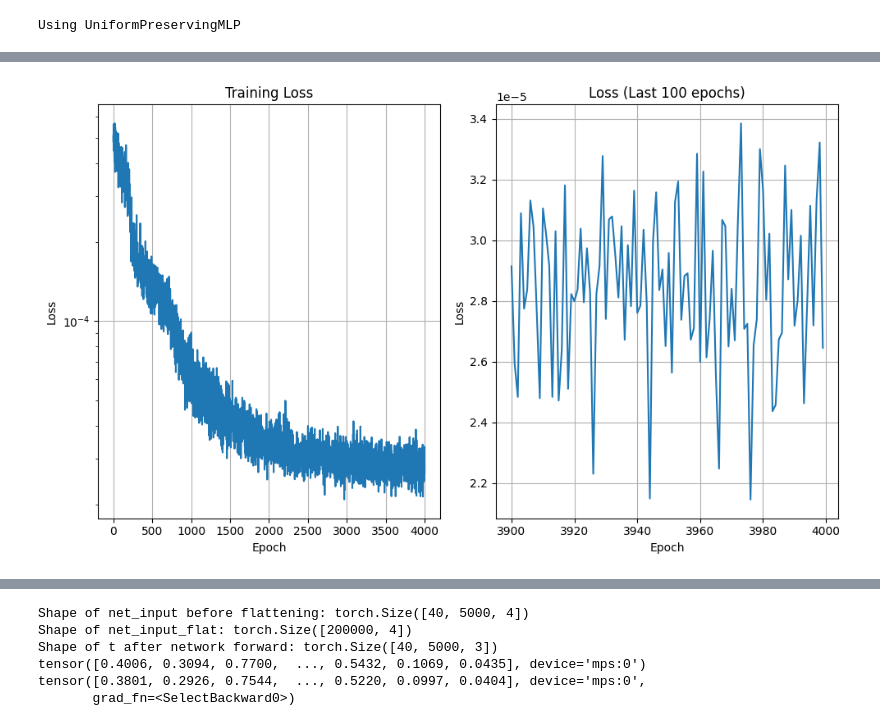
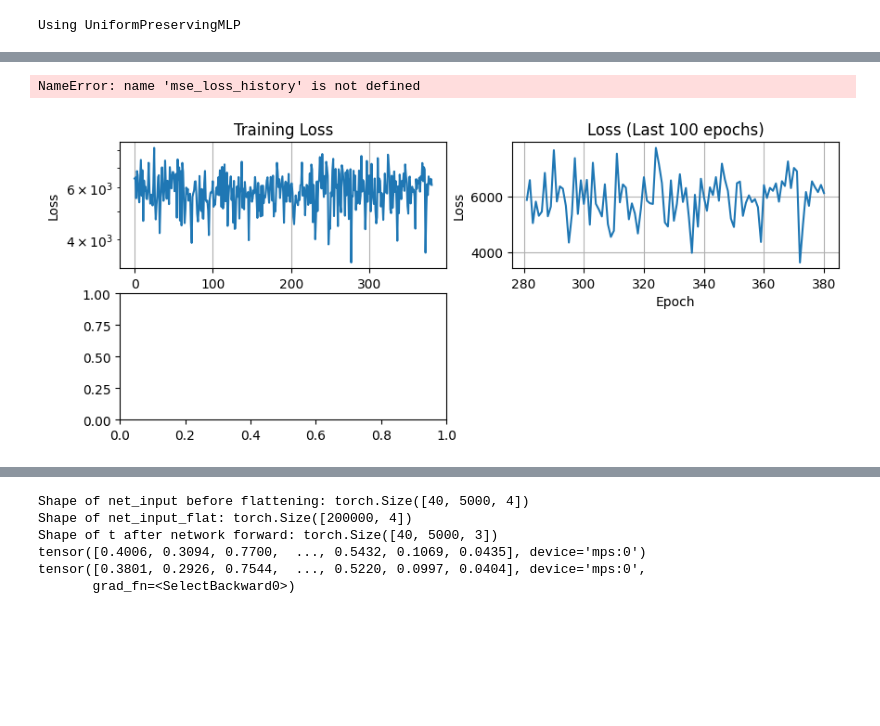
Before and after one commit to LucAstrand/MCML, a Jupyter notebook: npReactionv7.ipynb, the cells around one changed output, grey strips where cells are left out. Cells and saved outputs as stored; diff of their text form; code cells hidden in the pictures; blank space fills up the shorter version.

Commit message:
V7 theta range changes

```diff
--- a/npReactionv7.ipynb
+++ b/npReactionv7.ipynb
@@ -370,23 +494,24 @@ n_lamda     = 1       # number of untrainable external parameter dependencies
 n_hidden    = 32      # number of hidden neurons in the network, at each layer
 n_layers    = 5       # number of hidden layers in the network (reduced for faster training)
 n_out       = n_in    # must match the number of output parameters
-batch_size  = 40      # samples of random number per batch, to build the distribution. Larger is better, but slower
-n_mc_samples = 5_000  # reduced for faster training
-epochs      = 4_000    # number of epochs to train the network
+batch_size  = 12#40      # samples of random number per batch, to build the distribution. Larger is better, but slower
+n_mc_samples = 1000#5_000  # reduced for faster training
+epochs      = 1000 #4_000    # number of epochs to train the network
 lr          = 1e-3    # learning rate for the optimizer
+l1_lambda   = 1e-3  # L1 regularization strength
 
 
 print("Using UniformPreservingMLP")
 net = UniformPreservingMLP(n_in, n_lamda, n_hidden, n_layers, n_out).to(device)
 
+optimiser = optim.Adam(net.parameters(), lr=lr)
 
-# E_sec_exp = torch.tensor(sorted(df['E_sec'].unique()), dtype=torch.float32) / 1e6
-# cos_theta_exp = torch.tensor(sorted(np.cos(np.radians(df['theta'].unique()))), dtype=torch.float32)
+# Maybe AdamW?
+# optimiser = optim.AdamW(net.parameters(), lr=lr, weight_decay=1e-5)????
 
-# f_layer   = NPACSSimulationLayer(cos_theta_eval=cos_theta_exp).to(device)
-# f_layer   = NPECSSimulationLayer(E_eval=E_sec_exp).to(device)
-
-optimiser = optim.Adam(net.parameters(), lr=lr)
+# Scheduler to reduce learning rate on plateau
+# This will reduce the learning rate if the loss does not improve for a certain number of epochs
+# It helps to avoid overshooting the minimum and allows for finer convergence
 scheduler = torch.optim.lr_scheduler.ReduceLROnPlateau(
     optimiser, mode='min', factor=0.2, patience=300, min_lr=1e-5) #, verbose=True)
 # ------------------------------------------------------------------
@@ -572,7 +714,7 @@ print(f"Loss improvement: {loss_history[0] - loss_history[-1]:.6f}")
 
 # Plot loss curve
 plt.figure(figsize=(10, 6))
-plt.subplot(1, 2, 1)
+plt.subplot(3, 2, 1)
 plt.plot(epoch_history, loss_history)
 plt.xlabel('Epoch')
 plt.ylabel('Loss')
@@ -580,13 +722,47 @@ plt.title('Training Loss')
 plt.yscale('log')
 plt.grid(True)
 
-plt.subplot(1, 2, 2)
+plt.subplot(3, 2, 2)
 plt.plot(epoch_history[-100:], loss_history[-100:])  # Last 100 epochs
 plt.xlabel('Epoch')
 plt.ylabel('Loss')
 plt.title('Loss (Last 100 epochs)')
 plt.grid(True)
 
+##########
+
+plt.subplot(3, 2, 3)
+plt.plot(epoch_history, mse_loss_history)
+plt.xlabel('Epoch')
+plt.ylabel('Loss')
+plt.title('MSE Training Loss')
+plt.yscale('log')
+plt.grid(True)
+
+plt.subplot(3, 2, 4)
+plt.plot(epoch_history[-100:], mse_loss_history[-100:])  # Last 100 epochs
+plt.xlabel('Epoch')
+plt.ylabel('Loss')
+plt.title('MSE Loss (Last 100 epochs)')
+plt.grid(True)
+
+##########
+
+# plt.subplot(3, 2, 5)
+# plt.plot(epoch_history, L1_loss_history)
+# plt.xlabel('Epoch')
+# plt.ylabel('Loss')
+# plt.title('L1 Training Loss')
+# plt.yscale('log')
+# plt.grid(True)
+
+# plt.subplot(3, 2, 6)
+# plt.plot(epoch_history[-100:], L1_loss_history[-100:])  # Last 100 epochs
+# plt.xlabel('Epoch')
+# plt.ylabel('Loss')
+# plt.title('L1 Loss (Last 100 epochs)')
+# plt.grid(True)
+
 plt.tight_layout()
 plt.show()
 # %% [output]
@@ -597,4 +773,5 @@ Loss improvement: 0.000482
+NameError: name 'mse_loss_history' is not defined
-[figure, old version]
+[figure, new version]
 # %%
 
 
```
Also changed, not shown: parts of 5 cells of this notebook, 1 other file.
